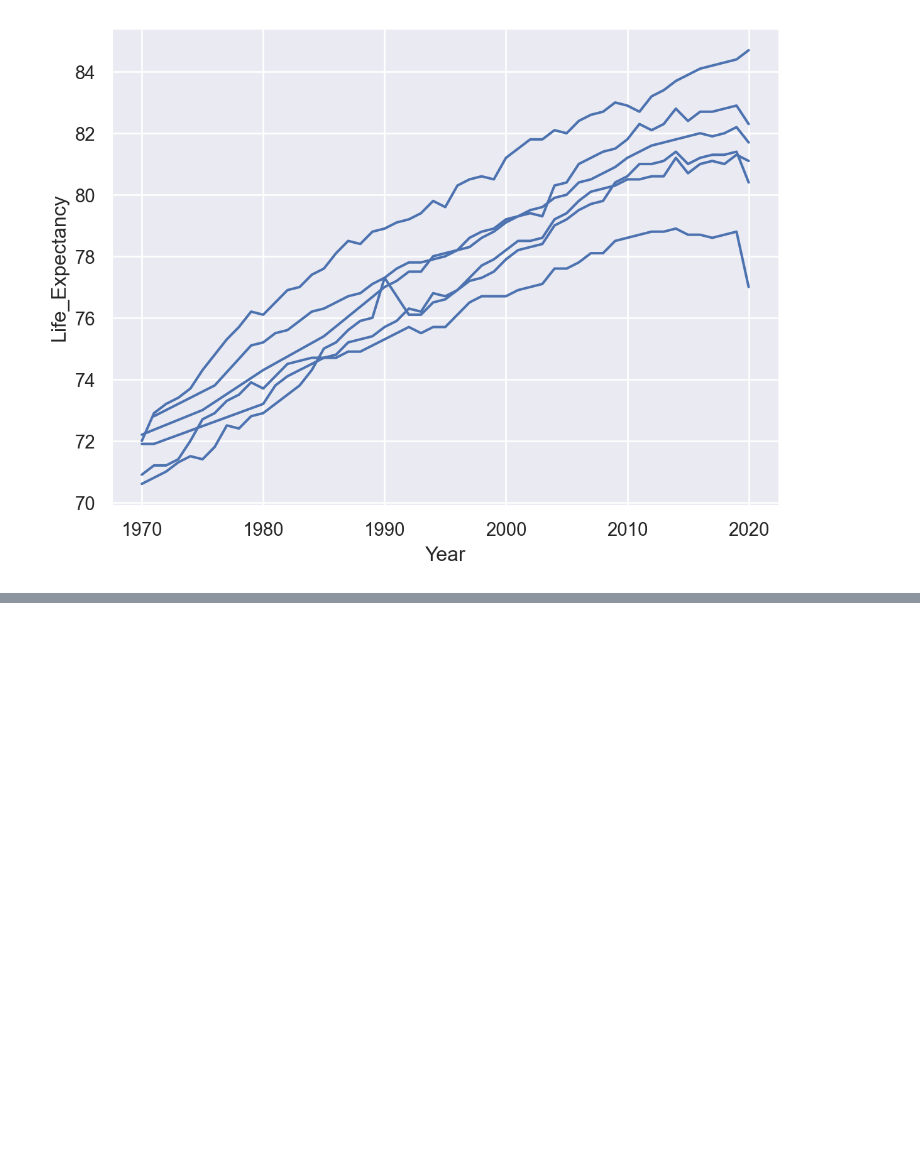
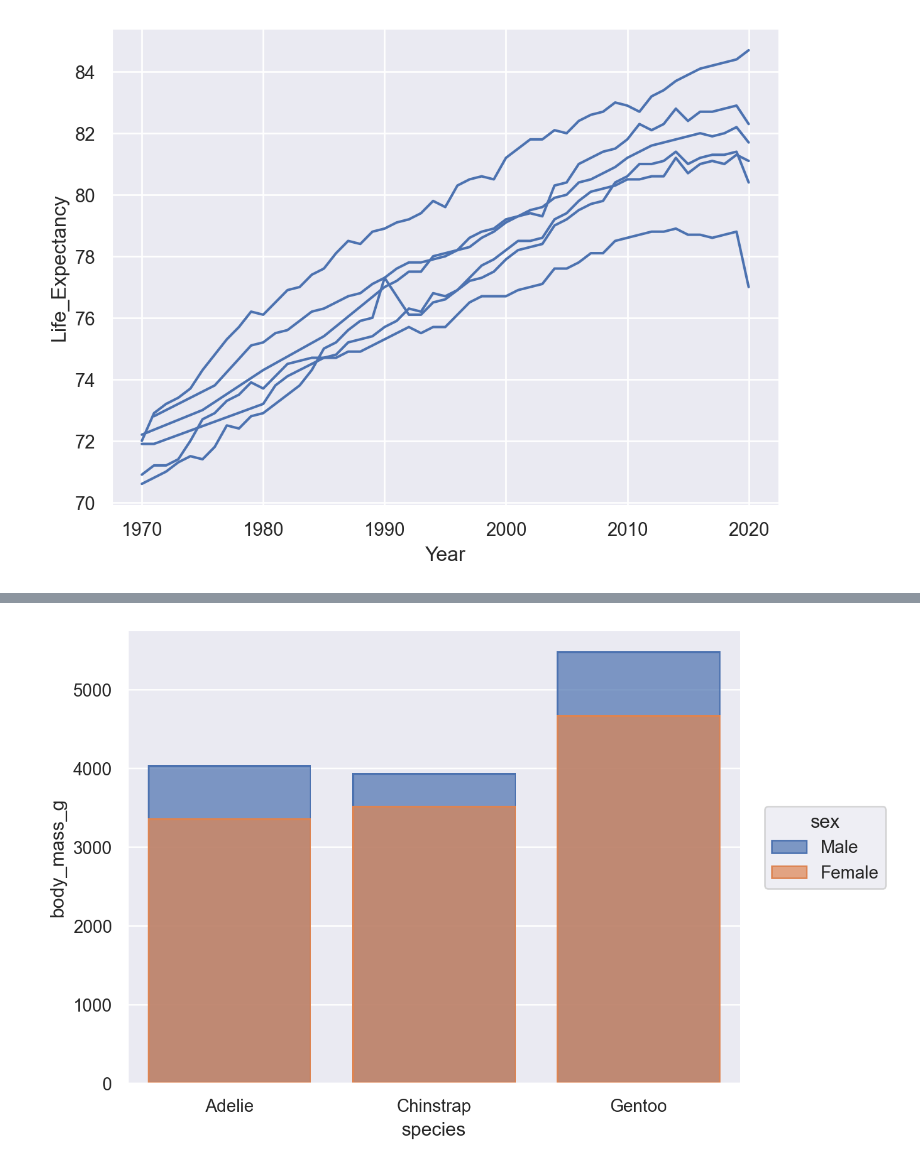
Before and after one commit to jhwn533/Pallet-Town, a Jupyter notebook: The seaborn.objects interface.ipynb, the cells around one changed output, grey strips where cells are left out. Drawn from its saved outputs; the diff is of its cells as text; code cells hidden in the pictures; blank space fills up the shorter version.

```diff
--- a/The seaborn.objects interface.ipynb
+++ b/The seaborn.objects interface.ipynb
@@ -96,0 +142,7 @@ healthexp = sns.load_dataset("healthexp")
+# %%
+(
+    so.Plot(penguins, x="species", y="body_mass_g", color="sex")
+    .add(so.Bar(), so.Agg())
+)
+# %% [output]
+[figure, added]
```
Also changed, not shown: parts of 24 cells of this notebook.
